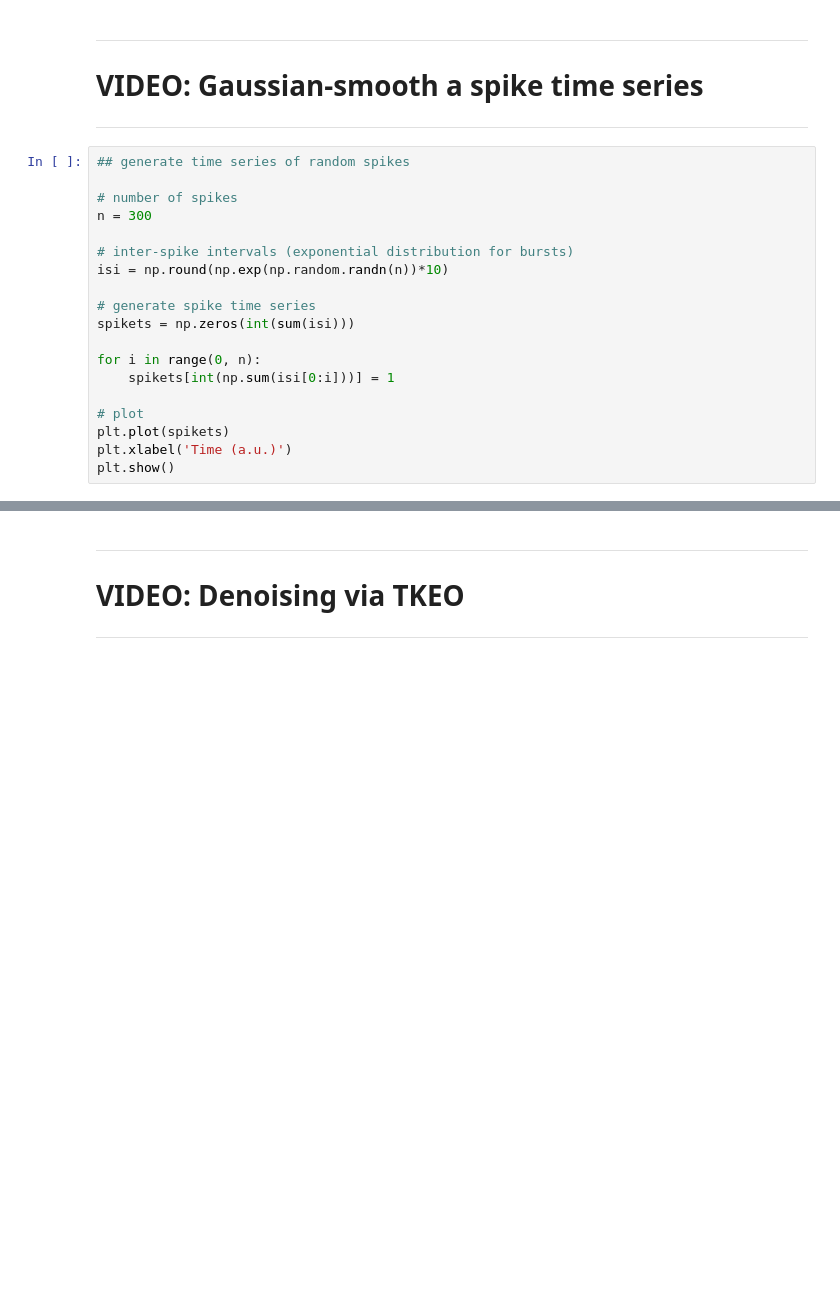
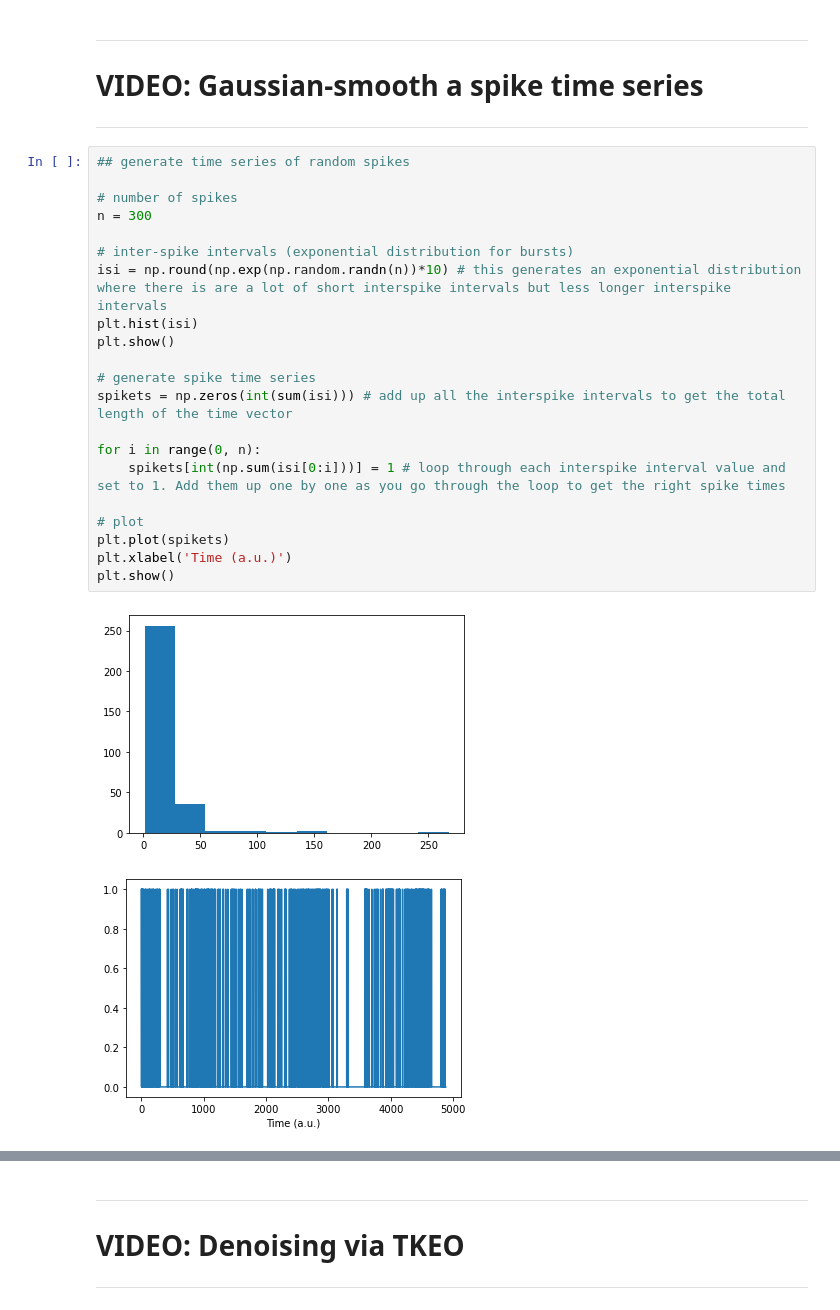
Before and after one commit to gabyborja/SignalProcessingUdemy, a Jupyter notebook: sigprocMXC_TimeSeriesDenoising/timeSeriesDenoising.ipynb, the cells around one changed output, grey strips where cells are left out. Cells and saved outputs as stored; diff of their text form; blank space fills up the shorter version.

Commit message:
Add explanatory comments to gaussian-smooth a spike time series

```diff
--- a/sigprocMXC_TimeSeriesDenoising/timeSeriesDenoising.ipynb
+++ b/sigprocMXC_TimeSeriesDenoising/timeSeriesDenoising.ipynb
@@ -145,22 +161,27 @@ plt.show()
 # %%
 ## generate time series of random spikes
 
 # number of spikes
 n = 300
 
 # inter-spike intervals (exponential distribution for bursts)
-isi = np.round(np.exp(np.random.randn(n))*10)
+isi = np.round(np.exp(np.random.randn(n))*10) # this generates an exponential distribution where there is are a lot of short interspike intervals but less longer interspike intervals
+plt.hist(isi)
+plt.show()
 
 # generate spike time series
-spikets = np.zeros(int(sum(isi)))
+spikets = np.zeros(int(sum(isi))) # add up all the interspike intervals to get the total length of the time vector
 
 for i in range(0, n):
-    spikets[int(np.sum(isi[0:i]))] = 1
+    spikets[int(np.sum(isi[0:i]))] = 1 # loop through each interspike interval value and set to 1. Add them up one by one as you go through the loop to get the right spike times
 
 # plot
 plt.plot(spikets)
 plt.xlabel('Time (a.u.)')
 plt.show()
+# %% [output]
+[figure, added]
+[figure, added]
 # %%
 ## create and implement Gaussian window
 
```
Also changed, not shown: parts of 4 cells of this notebook.
